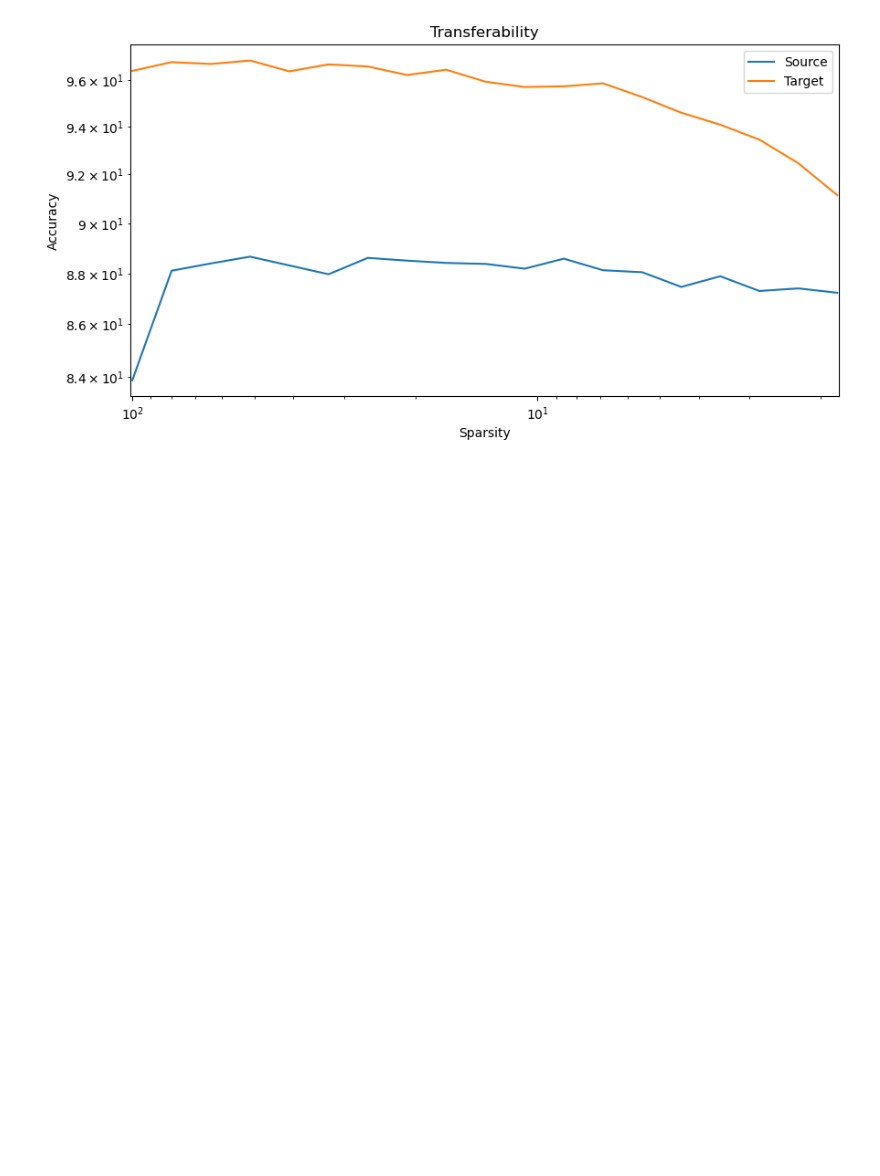
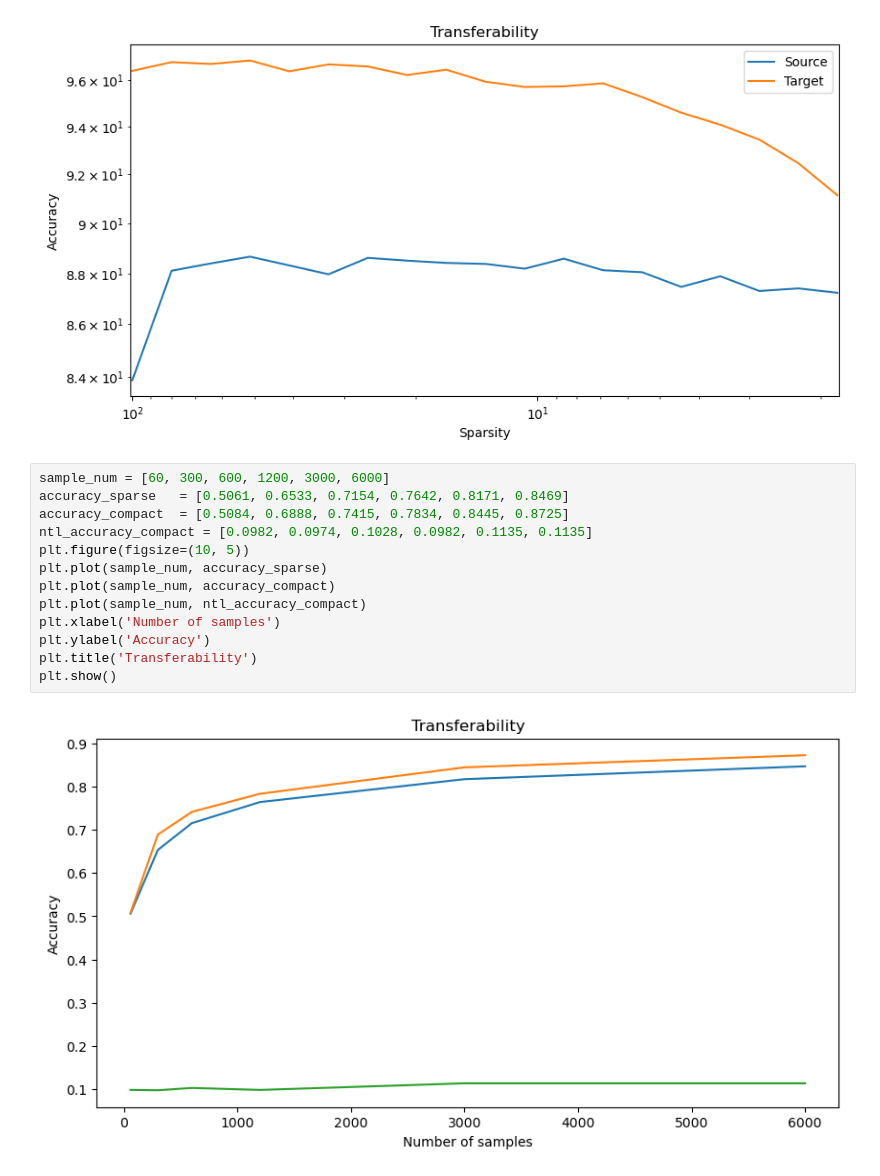
Before and after one commit to RollinDing/DNN-NTL-Pruning, a Jupyter notebook: src/visualizations/visualize_transferability.ipynb, the cells around one changed output. Cells and saved outputs as stored; diff of their text form; blank space fills up the shorter version.

```diff
--- a/src/visualizations/visualize_transferability.ipynb
+++ b/src/visualizations/visualize_transferability.ipynb
@@ -24,3 +24,18 @@ plt.legend()
 plt.show()
 # %% [output]
 [figure]
+# %%
+sample_num = [60, 300, 600, 1200, 3000, 6000]
+accuracy_sparse   = [0.5061, 0.6533, 0.7154, 0.7642, 0.8171, 0.8469]
+accuracy_compact  = [0.5084, 0.6888, 0.7415, 0.7834, 0.8445, 0.8725]
+ntl_accuracy_compact = [0.0982, 0.0974, 0.1028, 0.0982, 0.1135, 0.1135]
+plt.figure(figsize=(10, 5))
+plt.plot(sample_num, accuracy_sparse)
+plt.plot(sample_num, accuracy_compact)
+plt.plot(sample_num, ntl_accuracy_compact)
+plt.xlabel('Number of samples')
+plt.ylabel('Accuracy')
+plt.title('Transferability')
+plt.show()
+# %% [output]
+[figure, added]
```
Also changed, not shown: 2 other files.
